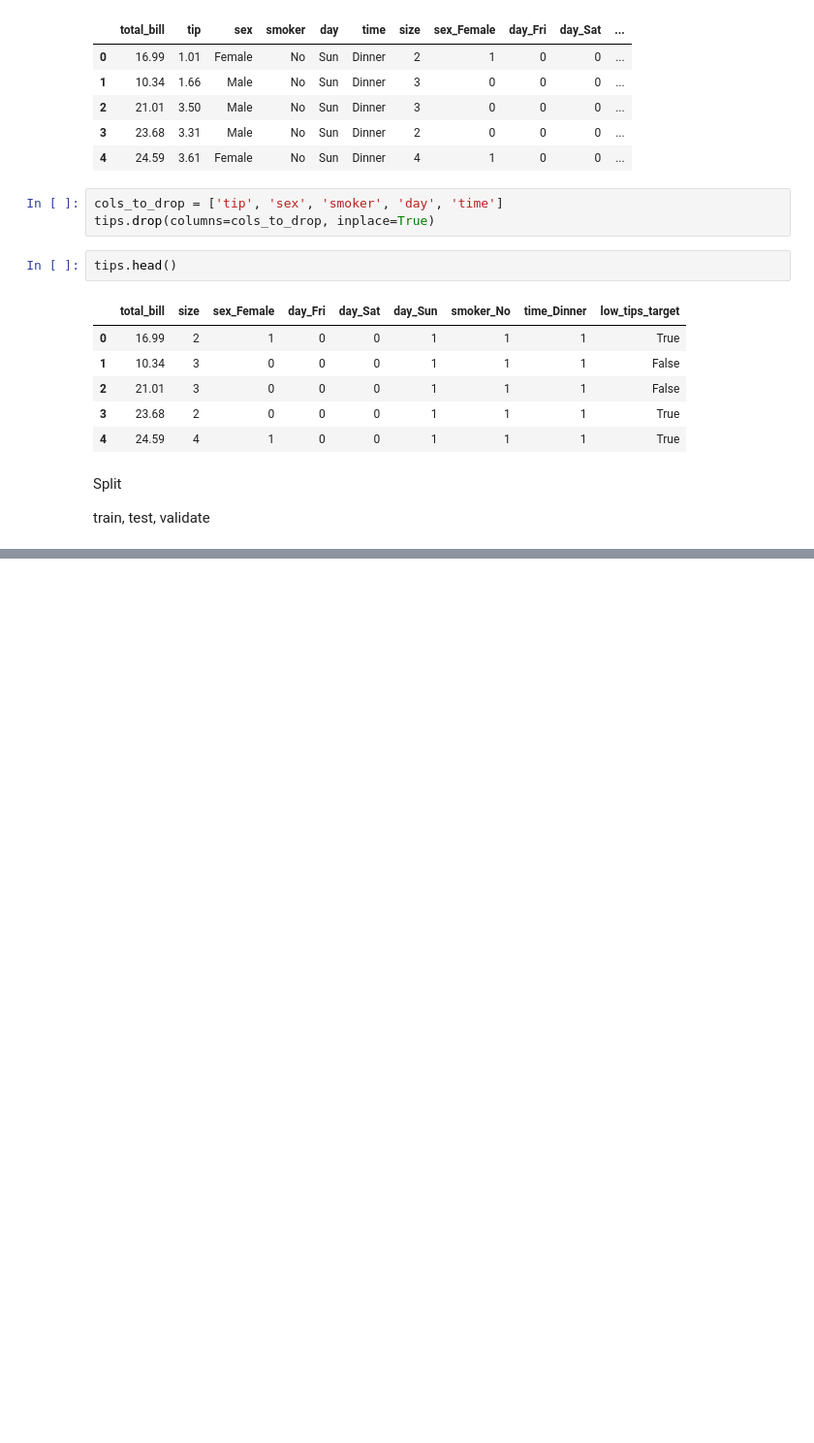
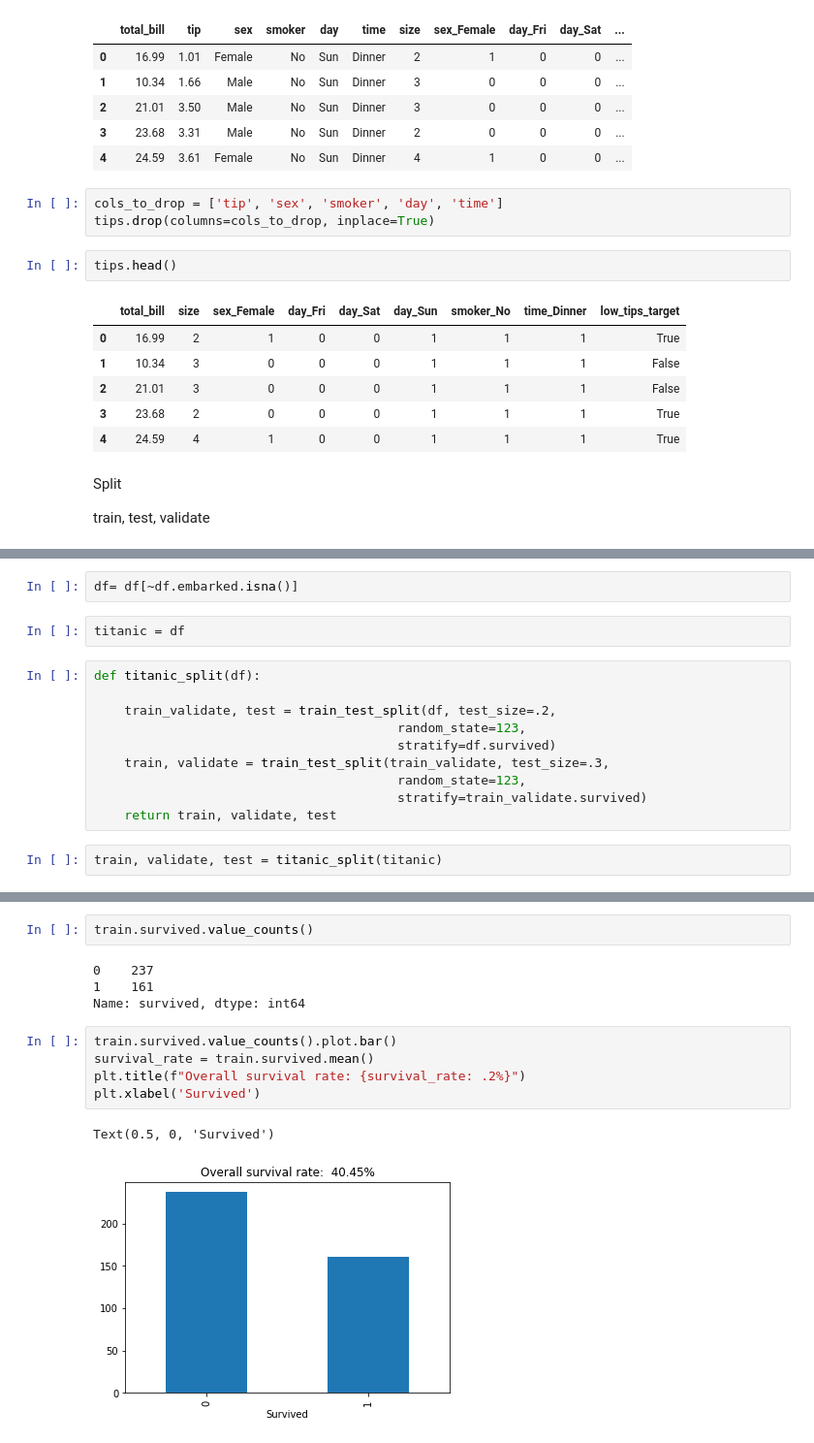
Before and after one commit to matt-c-knight/classification-exercises, a Jupyter notebook: model_evaluation_practice.ipynb, the cells around one changed output, grey strips where cells are left out. Shown at 97% size. Saved outputs shown, nothing was run; the diff lists cells and outputs as text; blank space fills up the shorter version.

```diff
--- a/model_evaluation_practice.ipynb
+++ b/model_evaluation_practice.ipynb
@@ -223,0 +250,16 @@ train, test, validate
+# %%
+df= df[~df.embarked.isna()]
+# %%
+titanic = df
+# %%
+def titanic_split(df):
+
+    train_validate, test = train_test_split(df, test_size=.2,
+                                        random_state=123,
+                                        stratify=df.survived)
+    train, validate = train_test_split(train_validate, test_size=.3,
+                                        random_state=123,
+                                        stratify=train_validate.survived)
+    return train, validate, test
+# %%
+train, validate, test = titanic_split(titanic)
@@ -223,0 +275,14 @@ train, test, validate
+# %%
+train.survived.value_counts()
+# %% [output]
+0    237
+1    161
+Name: survived, dtype: int64
+# %%
+train.survived.value_counts().plot.bar()
+survival_rate = train.survived.mean()
+plt.title(f"Overall survival rate: {survival_rate: .2%}")
+plt.xlabel('Survived')
+# %% [output]
+Text(0.5, 0, 'Survived')
+[figure, added]
```
Also changed, not shown: parts of 10 cells of this notebook.
